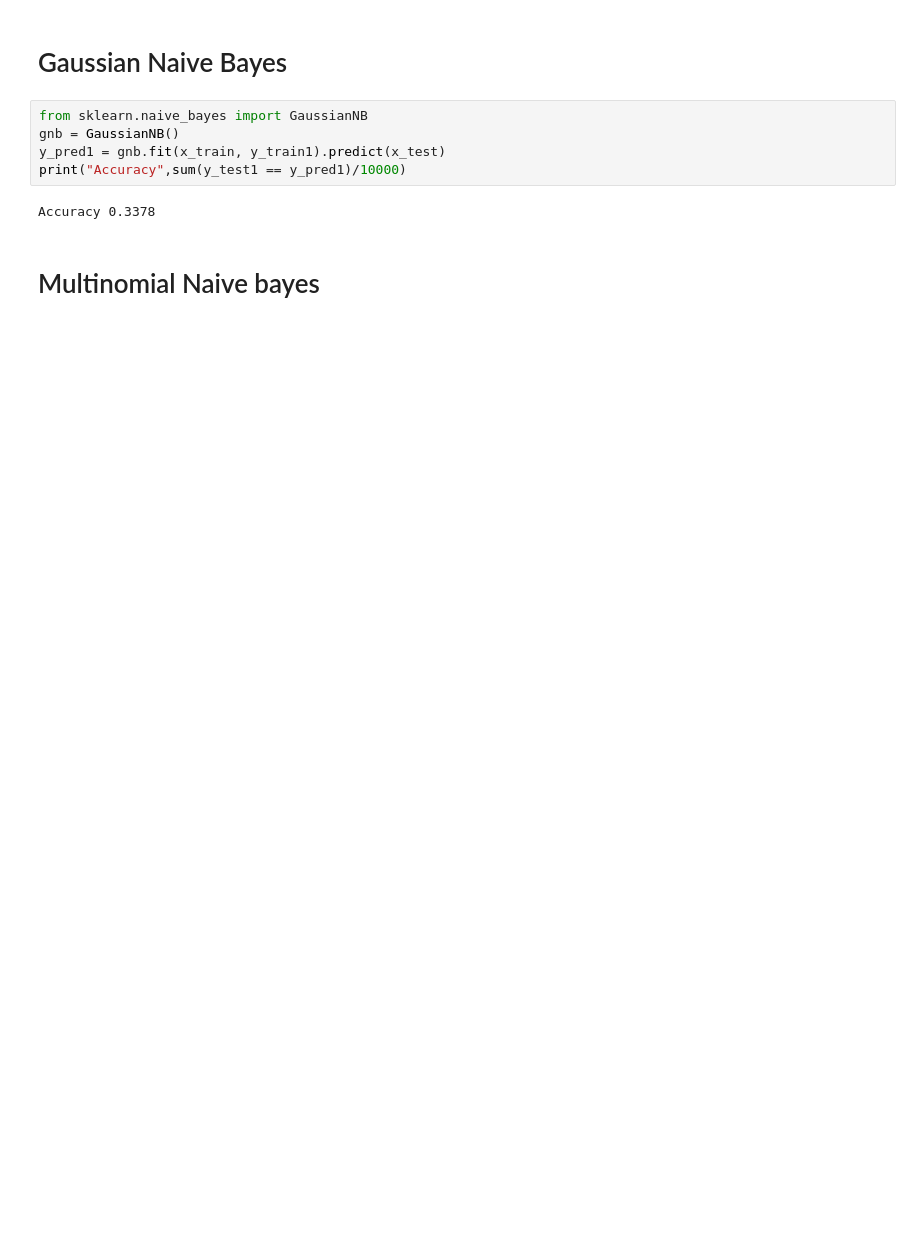
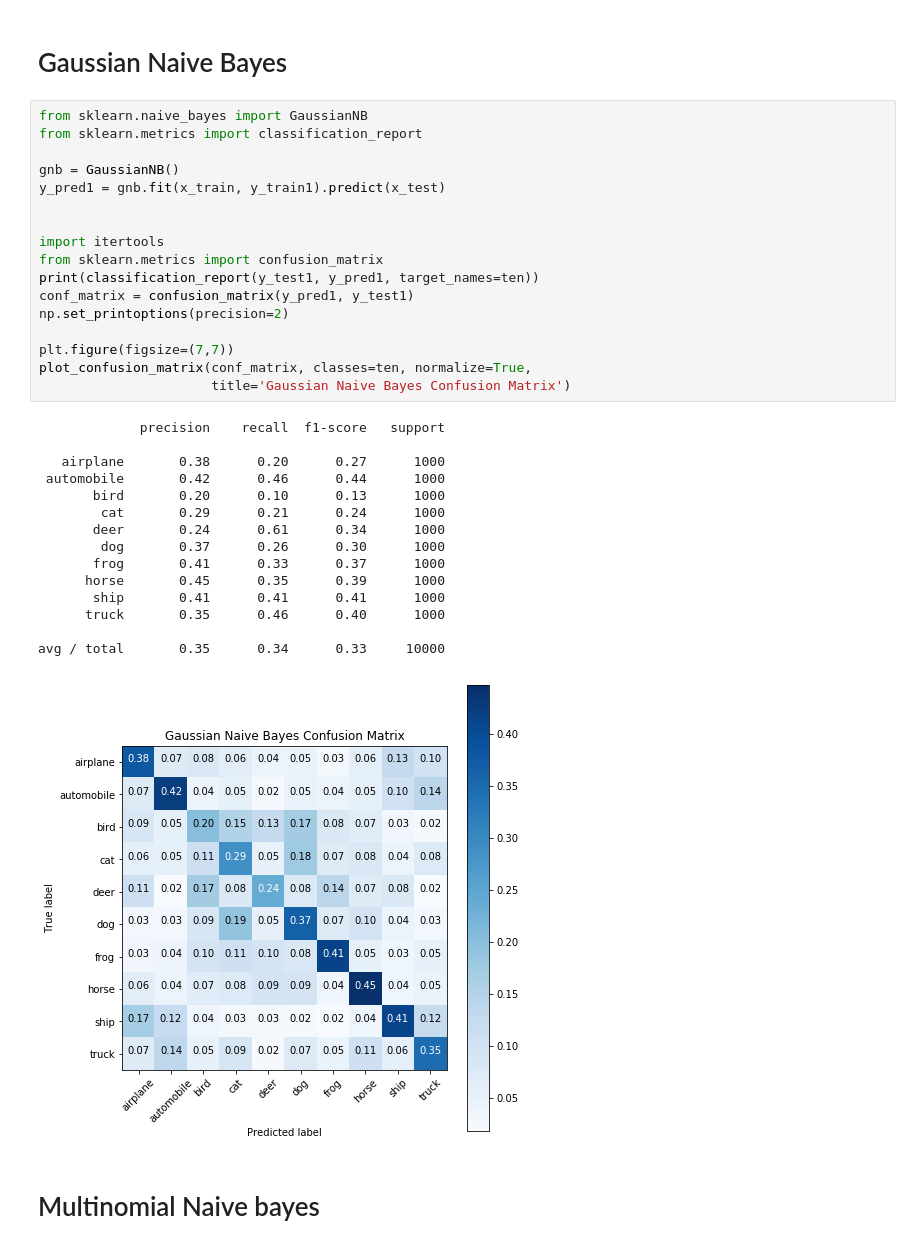
Before and after one commit to AhmedAmineDAOU/MachineLearningProject, a Jupyter notebook: CIFAR-10/NB.ipynb, the cells around one changed output. Cells and saved outputs as stored; diff of their text form; blank space fills up the shorter version.

Commit message:
confusion matrix for all naive Bayes

```diff
--- a/CIFAR-10/NB.ipynb
+++ b/CIFAR-10/NB.ipynb
@@ -89,12 +121,38 @@ Transforming training & testing set takes: 1.1
 # %% [markdown]
 # Gaussian Naive Bayes
-# %%
-from sklearn.naive_bayes import GaussianNB
-gnb = GaussianNB()
-y_pred1 = gnb.fit(x_train, y_train1).predict(x_test)
-print("Accuracy",sum(y_test1 == y_pred1)/10000)
-# %% [output]
-Accuracy 0.3378
+# %%
+from sklearn.naive_bayes import GaussianNB
+from sklearn.metrics import classification_report
+
+gnb = GaussianNB()
+y_pred1 = gnb.fit(x_train, y_train1).predict(x_test)
+
+
+import itertools
+from sklearn.metrics import confusion_matrix
+print(classification_report(y_test1, y_pred1, target_names=ten))
+conf_matrix = confusion_matrix(y_pred1, y_test1)
+np.set_printoptions(precision=2)
+
+plt.figure(figsize=(7,7))
+plot_confusion_matrix(conf_matrix, classes=ten, normalize=True,
+                      title='Gaussian Naive Bayes Confusion Matrix')
+# %% [output]
+             precision    recall  f1-score   support
+
+   airplane       0.38      0.20      0.27      1000
+ automobile       0.42      0.46      0.44      1000
+       bird       0.20      0.10      0.13      1000
+        cat       0.29      0.21      0.24      1000
+       deer       0.24      0.61      0.34      1000
+        dog       0.37      0.26      0.30      1000
+       frog       0.41      0.33      0.37      1000
+      horse       0.45      0.35      0.39      1000
+       ship       0.41      0.41      0.41      1000
+      truck       0.35      0.46      0.40      1000
+
+avg / total       0.35      0.34      0.33     10000
+[figure, added]
 # %% [markdown]
 # Multinomial Naive bayes
 # %%
```
Also changed, not shown: parts of 6 cells of this notebook, 1 other file.
